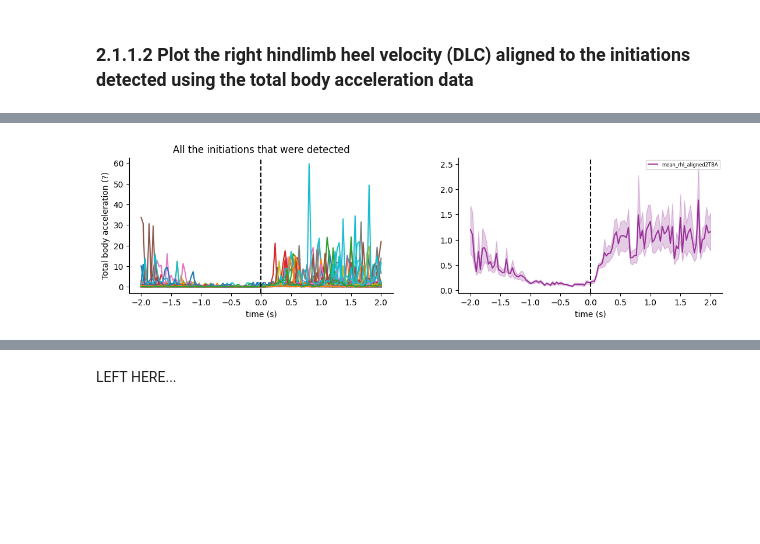
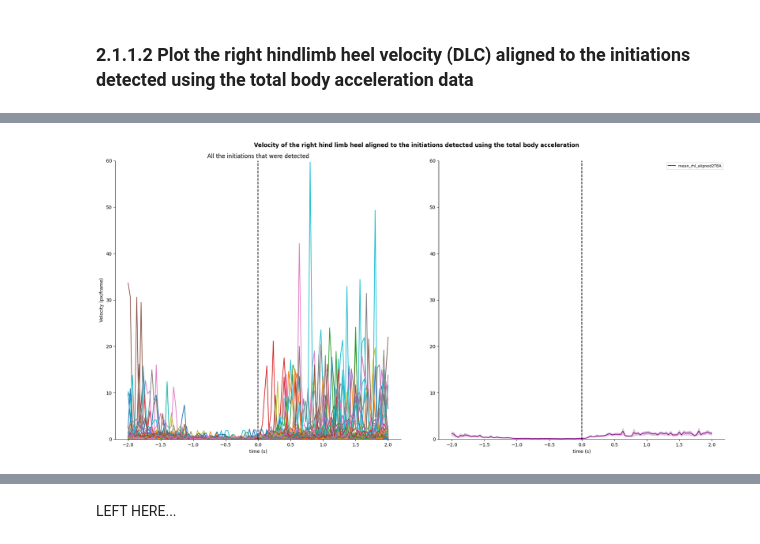
Before and after one commit to DiogoMeloNPU/eurDyscover_open_field_analysis, a Jupyter notebook: Single_session_analysis.ipynb, the cells around one changed output, grey strips where cells are left out. Cells and saved outputs as stored; diff of their text form; code cells hidden in the pictures; blank space fills up the shorter version.

```diff
--- a/Single_session_analysis.ipynb
+++ b/Single_session_analysis.ipynb
@@ -1394,20 +1388,16 @@ We consider the cutOff to be at 6.1
 # %%
 # obtain periods of movement (cg - cross gaussian)
-moving_accel_filtered_cg = []
-for timestamp in range(len(accel_interp_filtered)):
-    if np.log(accel_interp_filtered[timestamp]) >= cutOff_filtered_cg:
-        moving_accel_filtered_cg.append(1)
-    else:
-        moving_accel_filtered_cg.append(0)
+moving_accel_filtered_cg = [1 if np.log(accel_interp_filtered[timestamp])
+                            >= cutOff_filtered_cg else 0 for timestamp in range(len(accel_interp_filtered))]
 
 # showing only a chunk of the signal
 plt.plot(moving_accel_filtered_cg[int(len(moving_accel_filtered_cg)/4):2*int(len(moving_accel_filtered_cg)/4)],
-         color='cornflowerblue', label='moving_accel')
+         color='cornflowerblue', label='moving_accel_filtered_cg')
 plt.ylabel(
     'Under (0) vs Above (1) cutOff')
 plt.xlabel(
     'time (data points)')
 plt.gca().spines['top'].set_visible(False)
 plt.gca().spines['right'].set_visible(False)
-leg = plt.legend(fontsize=6)
+leg = plt.legend(fontsize=8)
 # %% [output]
@@ -1519,7 +1509,7 @@ for i in range(5):
     if matrix_sequences_total_accel[0][0] < 0:
         matrix_sequences_total_accel = np.delete(
             matrix_sequences_total_accel, 0, 0)
-    elif matrix_sequences_total_accel[-1][-1] >= neuron_mat_info['C_raw'].shape[1]:
+    elif matrix_sequences_total_accel[-1][-1] >= len(df_timestamps_accel_interpolation):
         matrix_sequences_total_accel = np.delete(
             matrix_sequences_total_accel, -1, 0)
 
@@ -1572,7 +1563,11 @@ leg2 = ax2.legend(fontsize=6)
 
 fig, ((ax1)) = plt.subplots(1,1, figsize = (20,4))
 
-ax1.plot(df_timestamps_accel_interpolation['Total_accel'], color = 'green')
+ax1.set_title('Detection of movement initiations using the total body acceleration')
+ax1.plot(df_timestamps_accel_interpolation['Total_accel'], color = 'green', label = 'df_timestamps_accel_interpolation["Total_accel"]')
+ax1.plot(accel_interp_filtered, color = 'orange', label = 'accel_interp_filtered')
+# steel need to add the cutoff and subplot smaller chunks of signal
+#ax1.hlines(10**cutOff_filtered_cg, 0, len(accel_interp_filtered), color = 'black', alpha = 0.5)
 for init in initiations_accel_corrected:
     ax1.axvline(init, linestyle='--', color='black', alpha = 0.5)
 ax1.spines['top'].set_visible(False)
@@ -1609,8 +1604,8 @@ import math
 
 # define the window of interest (in this case, 2 seconds before and after the detected initiation)
 time_sec = 2
-wind1 = -camera_aq_rate*time_sec
-wind2 = camera_aq_rate*time_sec+1
+wind1 = -camera_aq_rate * time_sec
+wind2 = camera_aq_rate * time_sec + 1
 
 # matrix contaning the initiations (each row is a repeated value of the index in the signal where the initiation takes place)
 matrix_initiations_rhl_aligned2TBA = np.tile(
@@ -1633,7 +1628,7 @@ for i in range(5):
     if matrix_sequences_rhl_aligned2TBA[0][0] < 0:
         matrix_sequences_rhl_aligned2TBA = np.delete(
             matrix_sequences_rhl_aligned2TBA, 0, 0)
-    elif matrix_sequences_rhl_aligned2TBA[-1][-1] >= neuron_mat_info['C_raw'].shape[1]:
+    elif matrix_sequences_rhl_aligned2TBA[-1][-1] >= len(df_vel):
         matrix_sequences_rhl_aligned2TBA = np.delete(
             matrix_sequences_rhl_aligned2TBA, -1, 0)
 
@@ -1655,37 +1650,38 @@ time_sec = 2
 wind1 = -camera_aq_rate*time_sec
 wind2 = camera_aq_rate*time_sec+1
 
 # check the initiations that were detected using the total body acceleration
-fig, ((ax1, ax2)) = plt.subplots(1, 2, figsize=(12, 4))
+fig, ((ax1, ax2)) = plt.subplots(1, 2, figsize=(20, 10))
 fig.tight_layout(pad=5.0)
+fig.suptitle("Velocity of the right hind limb heel aligned to the initiations detected using the total body acceleration", fontweight='bold')
 
 X_POSITION = 0
 
 # all the initiations
 ax1.set_title('All the initiations that were detected')
 for init in rhl_aligned2TBA_peth:
     ax1.plot(np.linspace(-2, 2, np.abs(wind1)+wind2), init)
 ax1.axvline(X_POSITION, linestyle='--', color='black')
 ax1.spines['top'].set_visible(False)
 ax1.spines['right'].set_visible(False)
-#ax1.set_ylim([0, 7500])
+ax1.set_ylim([0, 60])
 ax1.set_ylabel(
-    'Total body acceleration (?)')
+    'Velocity (px/frame)')
 ax1.set_xlabel(
     'time (s)')
 
 # mean of the initiations
 ax2.plot(np.linspace(-2, 2, np.abs(wind1)+wind2), mean_rhl_aligned2TBA,
-         color="purple", alpha=0.75, label="mean_rhl_aligned2TBA")
+         color="purple", label="mean_rhl_aligned2TBA")
 ax2.fill_between(np.linspace(-2, 2, np.abs(wind1)+wind2),
                  mean_rhl_aligned2TBA - std_error_rhl_aligned2TBA,
                  mean_rhl_aligned2TBA + std_error_rhl_aligned2TBA, alpha=0.2, color='purple')
 ax2.axvline(X_POSITION, linestyle='--', color='black')
 ax2.spines['top'].set_visible(False)
 ax2.spines['right'].set_visible(False)
-#ax2.set_ylim([0, 7500])
+ax2.set_ylim([0, 60])
 ax2.set_xlabel(
     'time (s)')
-leg2 = ax2.legend(fontsize=6)
+leg2 = ax2.legend(fontsize=8)
 # %% [output]
-[figure, old version]
+[figure, new version]
```
Also changed, not shown: parts of 107 cells of this notebook.
